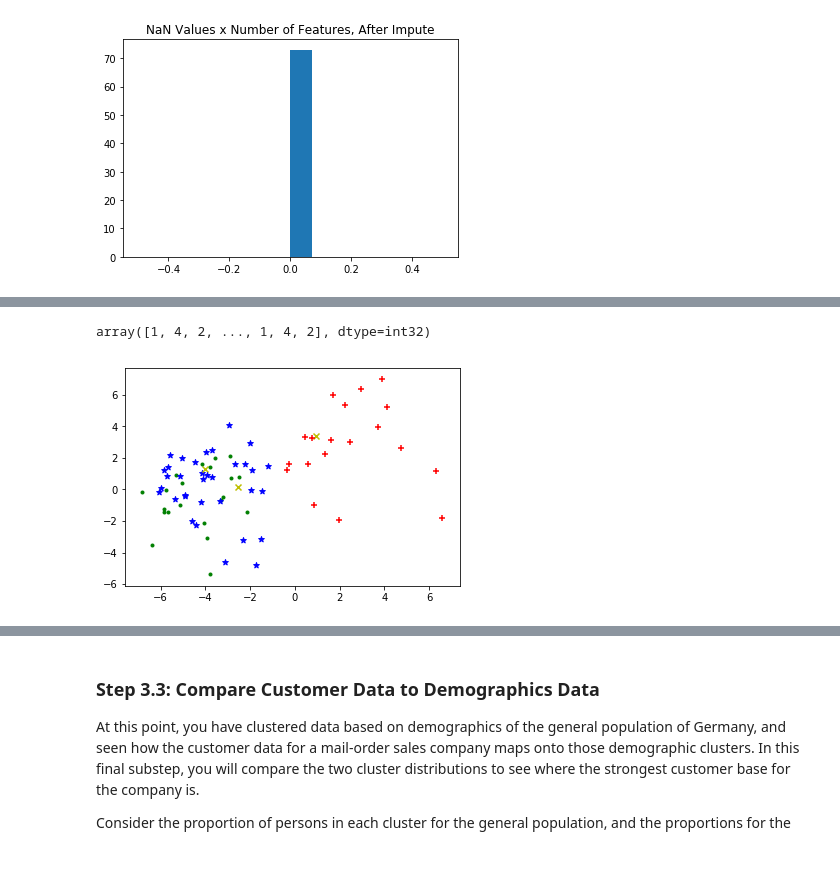
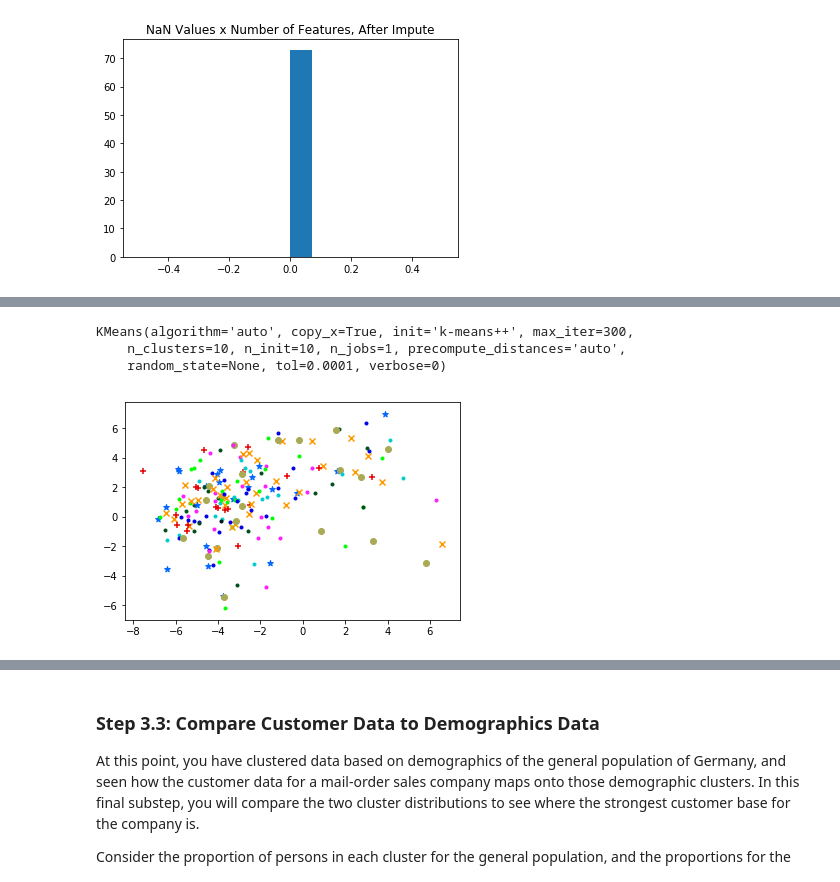
Before and after one commit to noreenwu/customer-segments, a Jupyter notebook: Identify_Customer_Segments.ipynb, the cells around one changed output, grey strips where cells are left out. Saved outputs shown, nothing was run; the diff lists cells and outputs as text; code cells hidden in the pictures.

Commit message:
run kmeans transforms on customer data

```diff
--- a/Identify_Customer_Segments.ipynb
+++ b/Identify_Customer_Segments.ipynb
@@ -1815,0 +1869,6 @@ for center in centers:
+# %%
+kmodels = []
+centers = list(range(2, 20, 2))
+
+for center in centers:
+    kmodels.append(get_kmeans_model(X_pca, center))
@@ -1815,0 +1881,4 @@ for center in centers:
+# %%
+centers = list(range(2, 20, 2))
+for i in centers:
+    print(i)
@@ -1995,20 +2162,36 @@ preds = model_6.predict(customers_X_pca)
-# %%
-preds
-# %% [output]
-array([1, 4, 2, ..., 1, 4, 2], dtype=int32)
+# %%
+kmodels[4]
+# %% [output]
+KMeans(algorithm='auto', copy_x=True, init='k-means++', max_iter=300,
+    n_clusters=10, n_init=10, n_jobs=1, precompute_distances='auto',
+    random_state=None, tol=0.0001, verbose=0)
+# %%
+km = kmodels[4]
 # %%
-for i in range(0, 100):
-    if preds[i] == 0:
-        c1 = plt.scatter(customers_X_pca[i,0],customers_X_pca[i,1],c='r',marker='+')
-    elif preds[i] == 1:
-        c2 = plt.scatter(customers_X_pca[i,0],customers_X_pca[i,1],c='b',marker='*')
-    elif preds[i] == 2:
-        c3 = plt.scatter(customers_X_pca[i,0],customers_X_pca[i,1],c='g',marker='.')
-    elif preds[i] == 3:
-        c4 = plt.scatter(customers_X_pca[i,0],customers_X_pca[i,1],c='y',marker='x')
-
+colors = ['#e60000', '#0066ff', '#00ff00', '#ff9900', '#aaaa55', '#ff1aff', '#00cccc', '#0000e6', '#004d1a', '#00111a']
+for i in range(0, 200):
+    if km.labels_[i] == 0:
+        c1 = plt.scatter(customers_X_pca[i,0],customers_X_pca[i,1],c=colors[0],marker='+')
+    elif km.labels_[i] == 1:
+        c2 = plt.scatter(customers_X_pca[i,0],customers_X_pca[i,1],c=colors[1],marker='*')
+    elif km.labels_[i] == 2:
+        c3 = plt.scatter(customers_X_pca[i,0],customers_X_pca[i,1],c=colors[2],marker='.')
+    elif km.labels_[i] == 3:
+        c4 = plt.scatter(customers_X_pca[i,0],customers_X_pca[i,1],c=colors[3],marker='x')
+    elif km.labels_[i] == 4:
+        c5 = plt.scatter(customers_X_pca[i,0],customers_X_pca[i,1],c=colors[4],marker='o')
+    elif km.labels_[i] == 5:
+        c6 = plt.scatter(customers_X_pca[i,0],customers_X_pca[i,1],c=colors[5],marker='.')
+    elif km.labels_[i] == 6:
+        c7 = plt.scatter(customers_X_pca[i,0],customers_X_pca[i,1],c=colors[6],marker='.')
+    elif km.labels_[i] == 7:
+        c8 = plt.scatter(customers_X_pca[i,0],customers_X_pca[i,1],c=colors[7],marker='.')
+    elif km.labels_[i] == 8:
+        c9 = plt.scatter(customers_X_pca[i,0],customers_X_pca[i,1],c=colors[8],marker='.')
+    elif km.labels_[i] == 9:
+        c10 = plt.scatter(customers_X_pca[i,0],customers_X_pca[i,1],c=colors[9],marker='.')
 # pl.legend([c1, c2, c3, c4, c5],['Cluster 1', 'Cluster 0',
 #     'Cluster 2'])
 plt.show()
 # %% [output]
-[figure, old version]
+[figure, new version]
```
Also changed, not shown: parts of 31 cells of this notebook, 1 other file.
